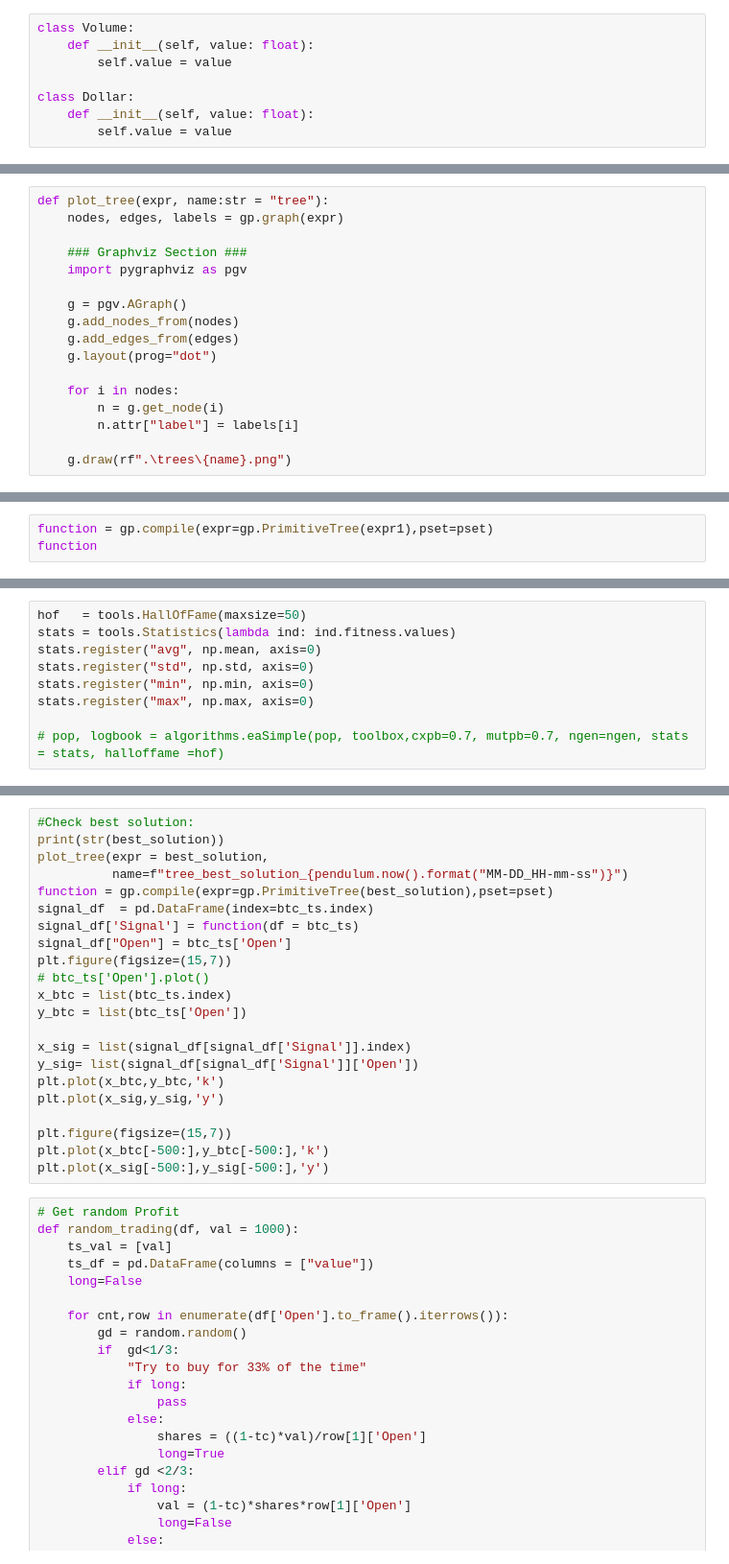
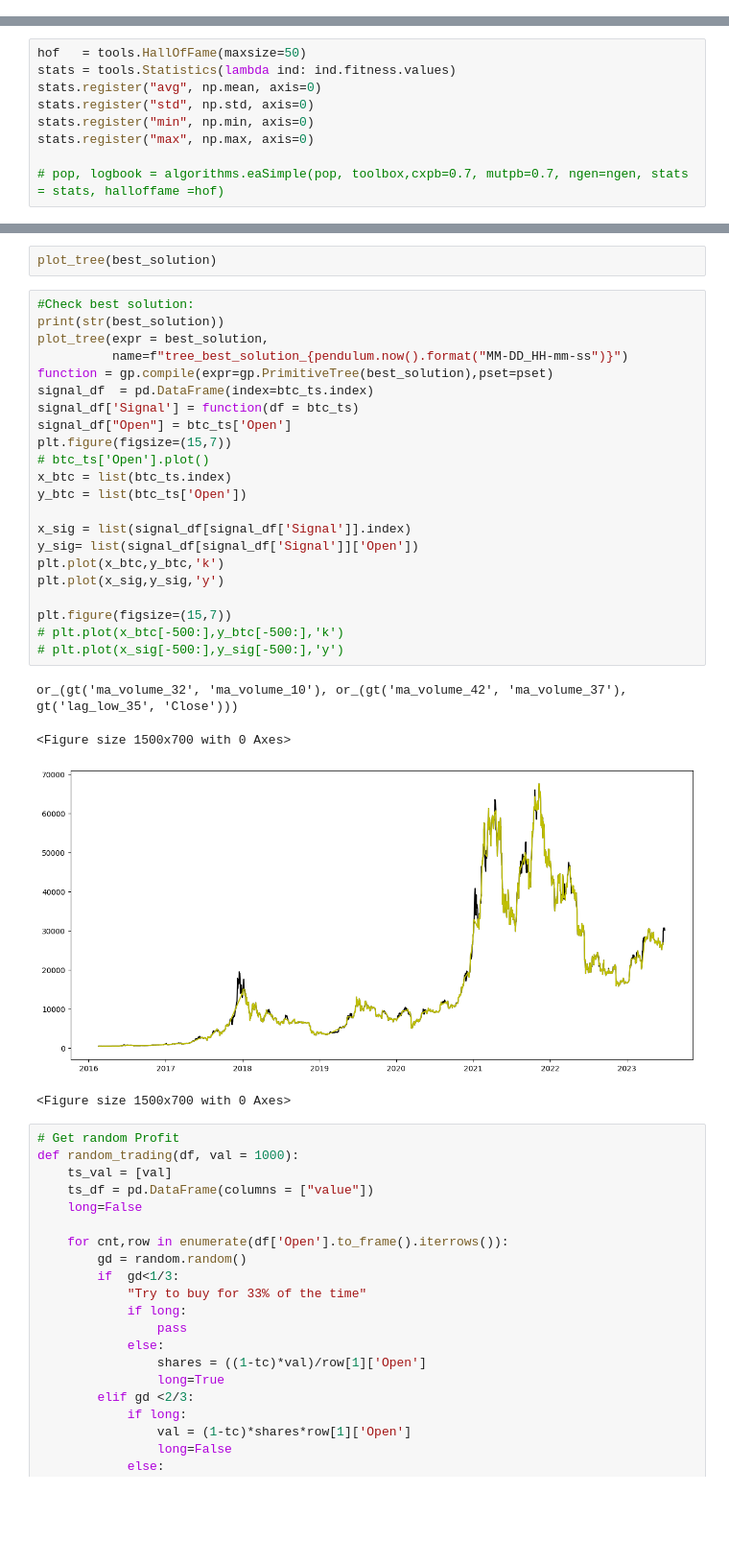
Before and after one commit to KhanNot/GP_trading_strategies, a Jupyter notebook: transform_df.ipynb, the cells around one changed output, grey strips where cells are left out. Shown: that part at 96% size. Drawn from its saved outputs; the diff is of its cells as text; blank space fills up the shorter version.

```diff
--- a/transform_df.ipynb
+++ b/transform_df.ipynb
@@ -8,8 +10,0 @@ from fitness_functions import *
-# %%
-class Volume:
-    def __init__(self, value: float):
-        self.value = value
-
-class Dollar:
-    def __init__(self, value: float):
-        self.value = value
@@ -189,20 +118,3 @@ pset.renameArguments(**arg_vol_mapping)
-# %%
-def plot_tree(expr, name:str = "tree"):
-    nodes, edges, labels = gp.graph(expr)
-
-    ### Graphviz Section ###
-    import pygraphviz as pgv
-
-    g = pgv.AGraph()
-    g.add_nodes_from(nodes)
-    g.add_edges_from(edges)
-    g.layout(prog="dot")
-
-    for i in nodes:
-        n = g.get_node(i)
-        n.attr["label"] = labels[i]
-
-    g.draw(rf".\trees\{name}.png")
 # %% [markdown]
 ### Run the GP:
 # %%
@@ -320,3 +152,0 @@ str(ind)
-# %%
-function = gp.compile(expr=gp.PrimitiveTree(expr1),pset=pset)
-function
@@ -655,25 +527,32 @@ s1=len(expr1)
+# %%
+plot_tree(best_solution)
 # %%
 #Check best solution:
 print(str(best_solution))
 plot_tree(expr = best_solution,
           name=f"tree_best_solution_{pendulum.now().format("MM-DD_HH-mm-ss")}")
 function = gp.compile(expr=gp.PrimitiveTree(best_solution),pset=pset)
 signal_df  = pd.DataFrame(index=btc_ts.index)
 signal_df['Signal'] = function(df = btc_ts)
 signal_df["Open"] = btc_ts['Open']
 plt.figure(figsize=(15,7))
 # btc_ts['Open'].plot()
 x_btc = list(btc_ts.index)
 y_btc = list(btc_ts['Open'])
 
 x_sig = list(signal_df[signal_df['Signal']].index)
 y_sig= list(signal_df[signal_df['Signal']]['Open'])
 plt.plot(x_btc,y_btc,'k')
 plt.plot(x_sig,y_sig,'y')
 
 plt.figure(figsize=(15,7))
-plt.plot(x_btc[-500:],y_btc[-500:],'k')
-plt.plot(x_sig[-500:],y_sig[-500:],'y')
+# plt.plot(x_btc[-500:],y_btc[-500:],'k')
+# plt.plot(x_sig[-500:],y_sig[-500:],'y')
+# %% [output]
+or_(gt('ma_volume_32', 'ma_volume_10'), or_(gt('ma_volume_42', 'ma_volume_37'), gt('lag_low_35', 'Close')))
+<Figure size 1500x700 with 0 Axes>
+[figure, added]
+<Figure size 1500x700 with 0 Axes>
 # %%
 # Get random Profit
 def random_trading(df, val = 1000):
```
Also changed, not shown: parts of 67 cells of this notebook, 33 other files.
